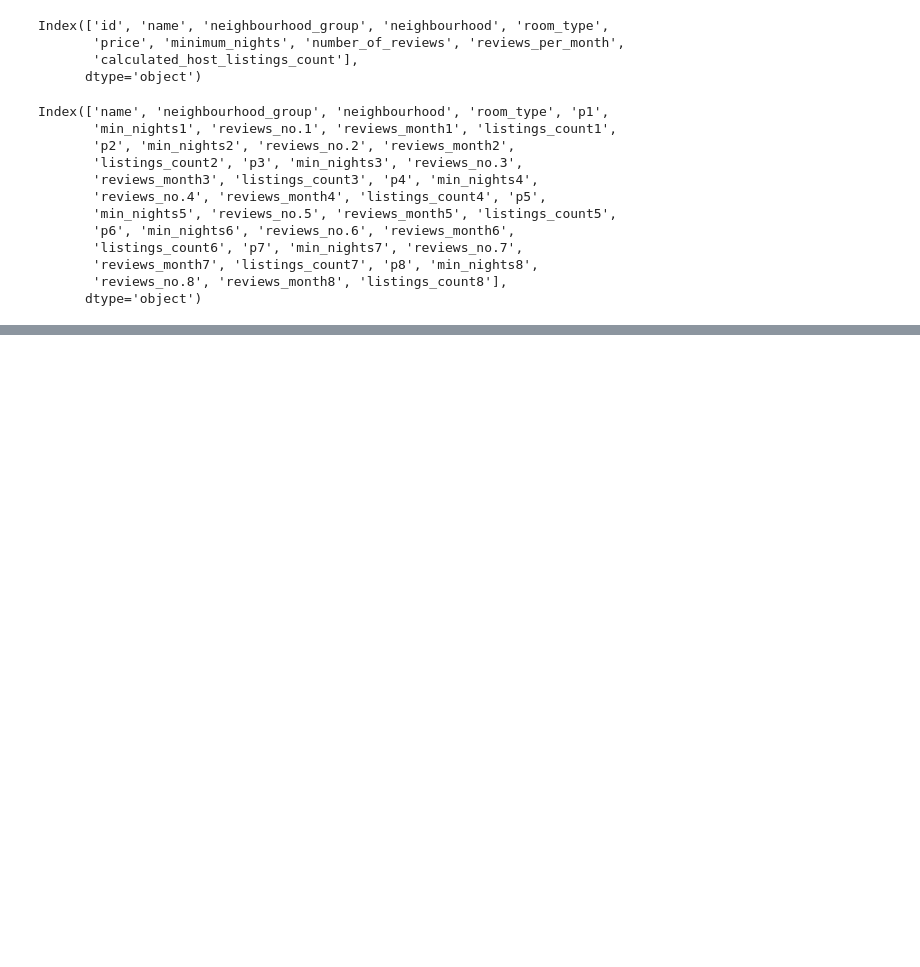
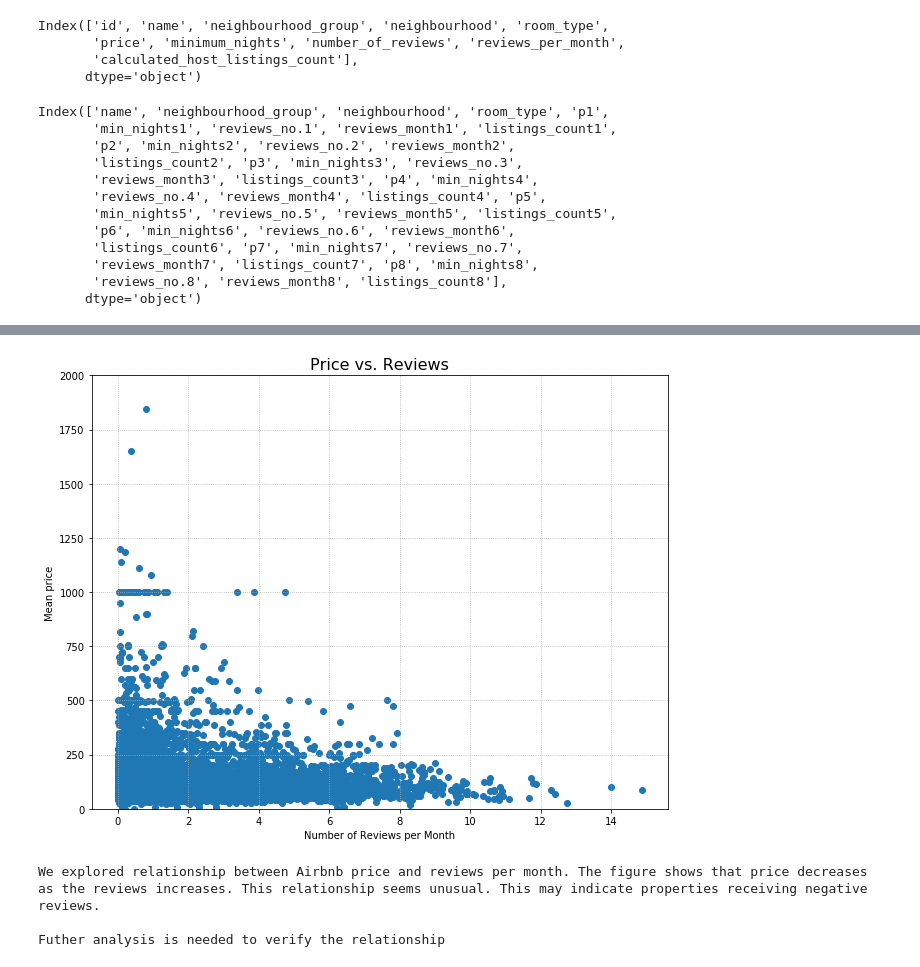
Before and after one commit to limbz-sami/ETL_project, a Jupyter notebook: ETL_python.ipynb, the cells around one changed output, grey strips where cells are left out. Drawn from its saved outputs; the diff is of its cells as text; code cells hidden in the pictures; blank space fills up the shorter version.

Commit message:
initial analysis

```diff
--- a/ETL_python.ipynb
+++ b/ETL_python.ipynb
@@ -107,0 +112,5 @@ datafile.to_csv(os.path.join(datapath,r'Airbnb.csv'))
+# %%
+# getting subset of data for price analysis
+price_df = datafile.loc[:, ['neighbourhood_group', 'room_type','p1','p2','p3', 'p4','p5','p6','p7','p8', 'reviews_month8']]
+price_df.rename(columns ={"reviews_month8":"reviews_per_month"}, inplace= True)
+price_df.head()
@@ -107,0 +125,3 @@ datafile.to_csv(os.path.join(datapath,r'Airbnb.csv'))
+# %%
+price_df['mean_price']= price_df.iloc[:, 2:9].mean(axis=1)
+price_df.head()
@@ -107,0 +136,33 @@ datafile.to_csv(os.path.join(datapath,r'Airbnb.csv'))
+# %%
+# Defining variables
+x = price_df['reviews_per_month'].values.tolist()
+y = price_df['mean_price'].values.tolist()
+
+# Scatter plot
+fig, ax = plt.subplots(figsize= (9,7))
+ax.scatter(x, y)
+plt.ylim(0, 2000)
+plt.grid(linestyle='dotted', zorder=0)
+
+plt.xlabel('Number of Reviews per Month')
+plt.ylabel('Mean price')
+plt.title("Price vs. Reviews", fontsize = 16)
+
+plt.tight_layout()
+plt.show()
+
+#observations
+print('''
+
+We explored relationship between Airbnb price and reviews per month. The figure shows that price decreases
+as the reviews increases. This relationship seems unusual. This may indicate properties receiving negative reviews.
+
+Futher analysis is needed to verify the relationship
+
+''')
+# %% [output]
+[figure, added]
+We explored relationship between Airbnb price and reviews per month. The figure shows that price decreases
+as the reviews increases. This relationship seems unusual. This may indicate properties receiving negative reviews.
+
+Futher analysis is needed to verify the relationship
```
Also changed, not shown: parts of 6 cells of this notebook, 2 other files.
